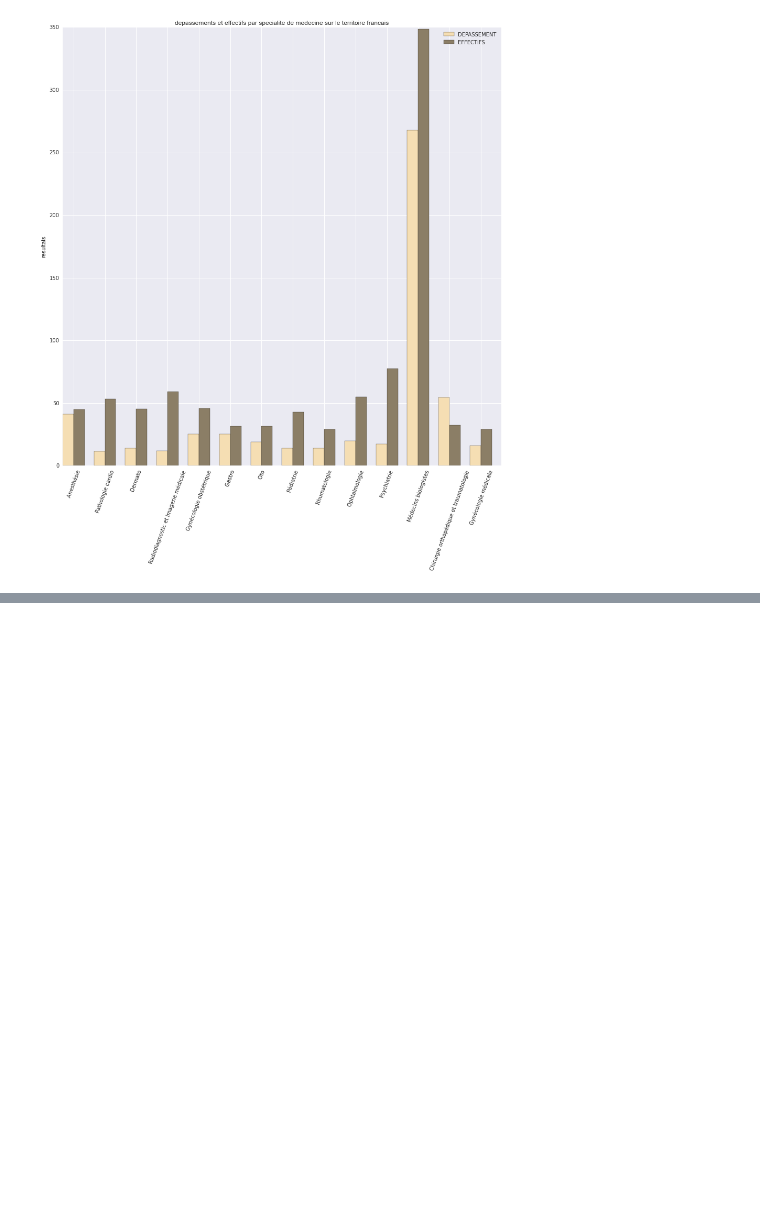
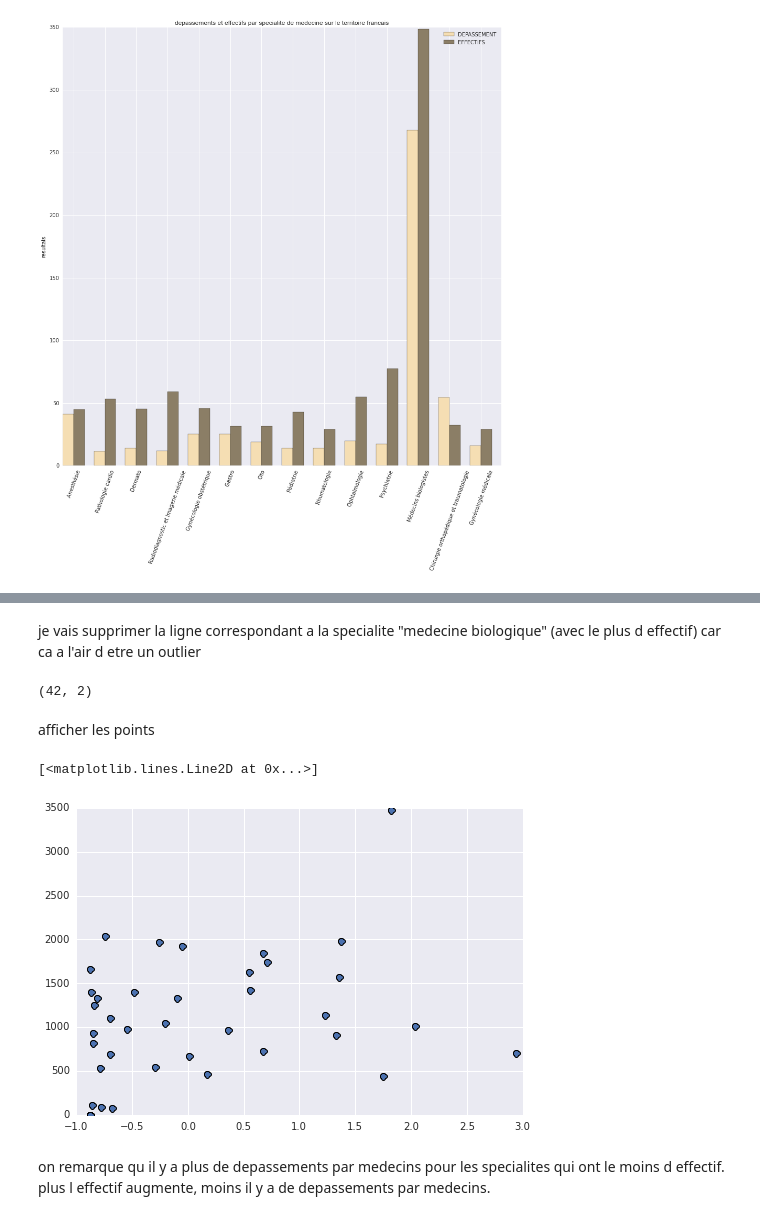
Before and after one commit to rachidalili/MS-BGD2015, a Jupyter notebook: Amine_Salem/lesson06/exo_dom_lesson06_health.ipynb, the cells around one changed output, grey strips where cells are left out. Saved outputs shown, nothing was run; the diff lists cells and outputs as text; code cells hidden in the pictures; blank space fills up the shorter version.

```diff
--- a/Amine_Salem/lesson06/exo_dom_lesson06_health.ipynb
+++ b/Amine_Salem/lesson06/exo_dom_lesson06_health.ipynb
@@ -324,0 +448,16 @@ plt.show()
+# %% [markdown]
+je vais supprimer la ligne correspondant a la specialite "medecine biologique" (avec le plus d effectif) car ca a l'air d etre un outlier
+# %%
+depassement_par_medecin = depassement_par_medecin[depassement_par_medecin['EFFECTIFS'] != depassement_par_medecin['EFFECTIFS'].max()]
+print depassement_par_medecin.shape
+# %% [output]
+(42, 2)
+# %% [markdown]
+afficher les points
+# %%
+plt.plot(X_variables_std, depassement_par_medecin['nb_moyen'], 'o', label="Data", markeredgecolor='k', markeredgewidth=1)
+# %% [output]
+[<matplotlib.lines.Line2D at 0x...>]
+[figure, added]
+# %% [markdown]
+on remarque qu il y a plus de depassements par medecins pour les specialites qui ont le moins d effectif. plus l effectif augmente, moins il y a de depassements par medecins.
```
Also changed, not shown: parts of 11 cells of this notebook.
